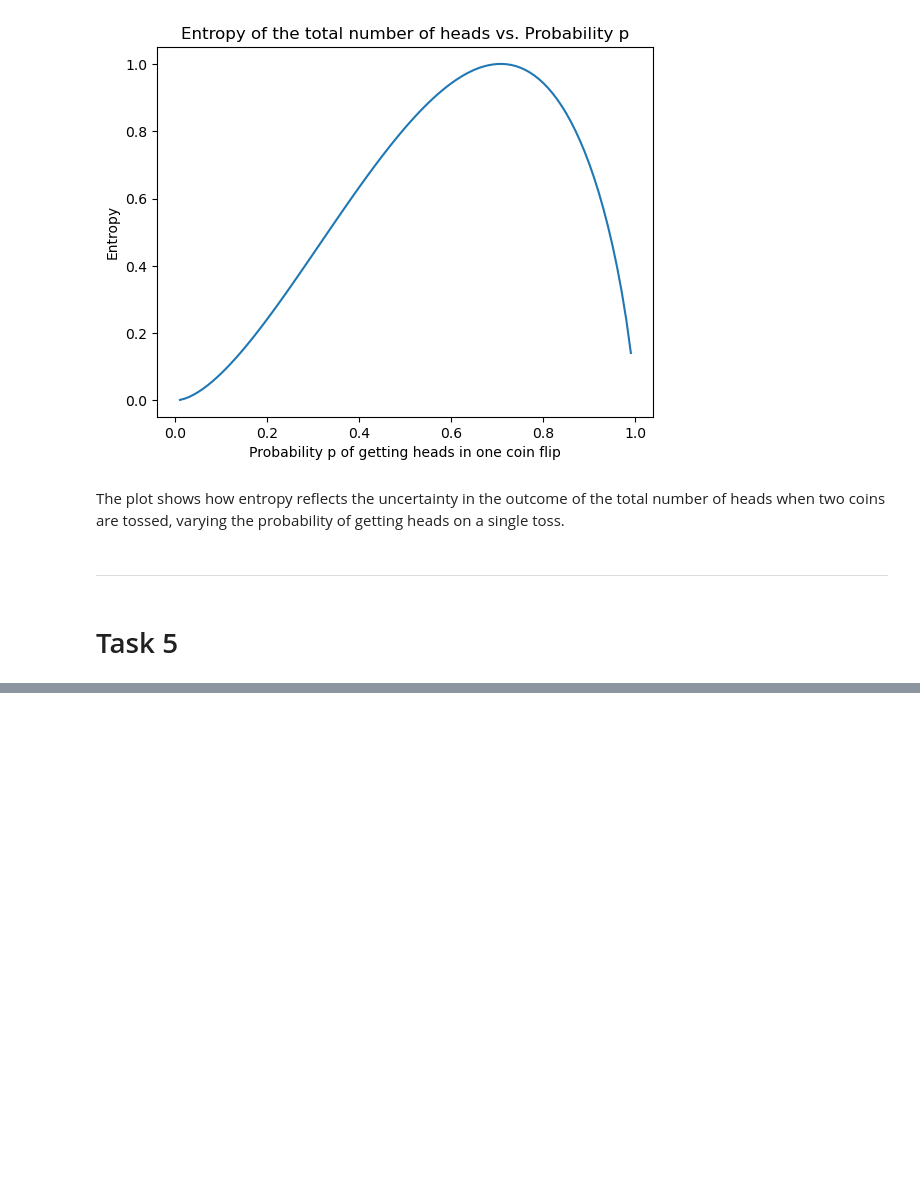
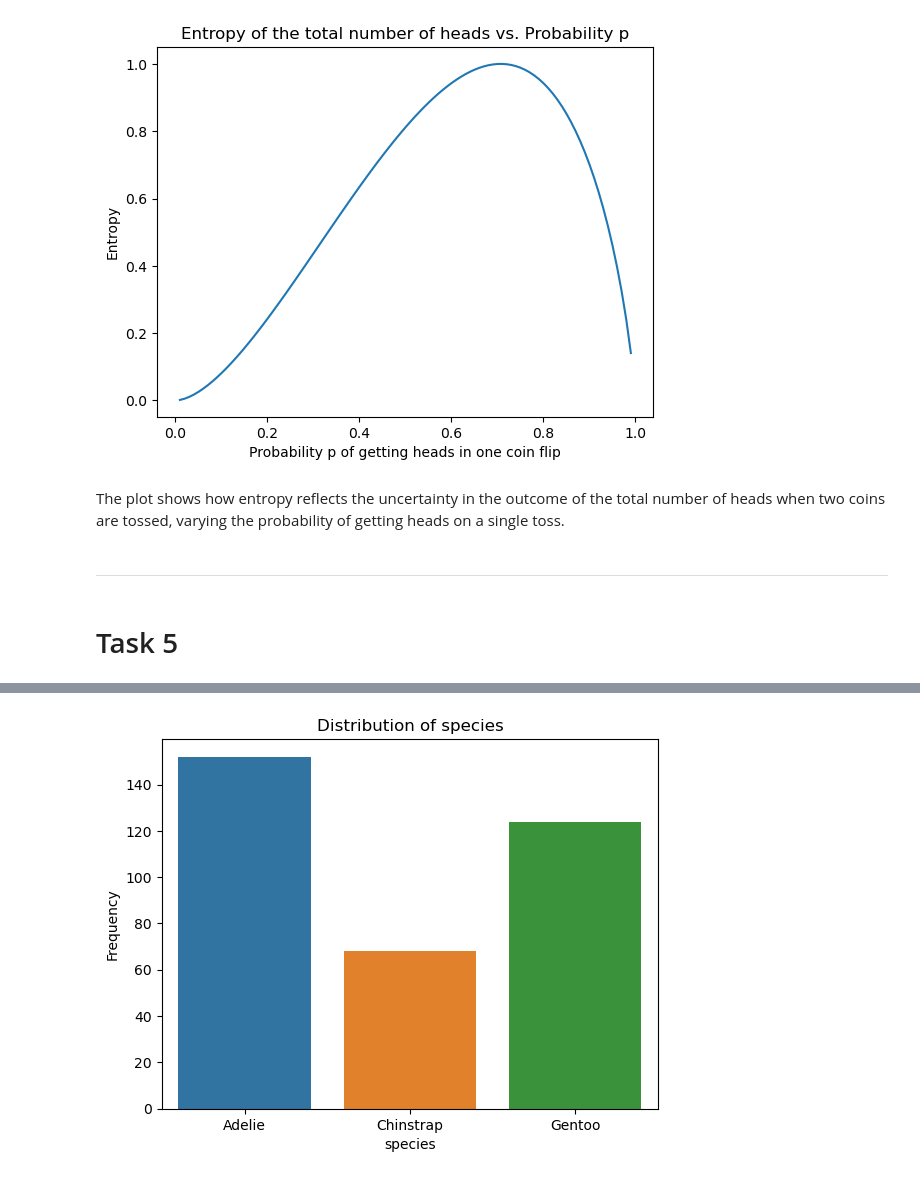
Before and after one commit to jalaca91/Fundamentals-data-analysis, a Jupyter notebook: tasks.ipynb, the cells around one changed output, grey strips where cells are left out. Cells and saved outputs as stored; diff of their text form; code cells hidden in the pictures; blank space fills up the shorter version.

```diff
--- a/tasks.ipynb
+++ b/tasks.ipynb
@@ -453,0 +505,10 @@ The plot shows how entropy reflects the uncertainty in the outcome of the total
+# %%
+# Create a countplot for variable class
+
+sns.countplot(data, x="species")
+plt.title("Distribution of species")
+plt.xlabel("species")
+plt.ylabel("Frequency")
+plt.show()
+# %% [output]
+[figure, added]
```
Also changed, not shown: parts of 22 cells of this notebook.
